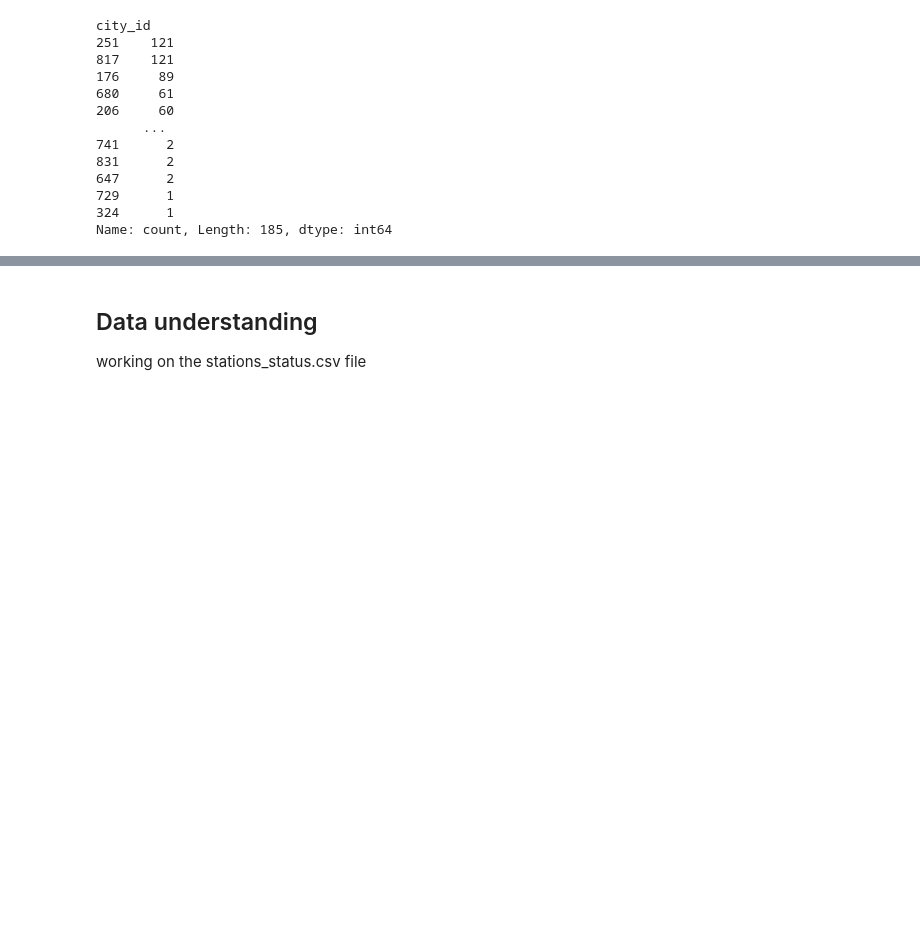
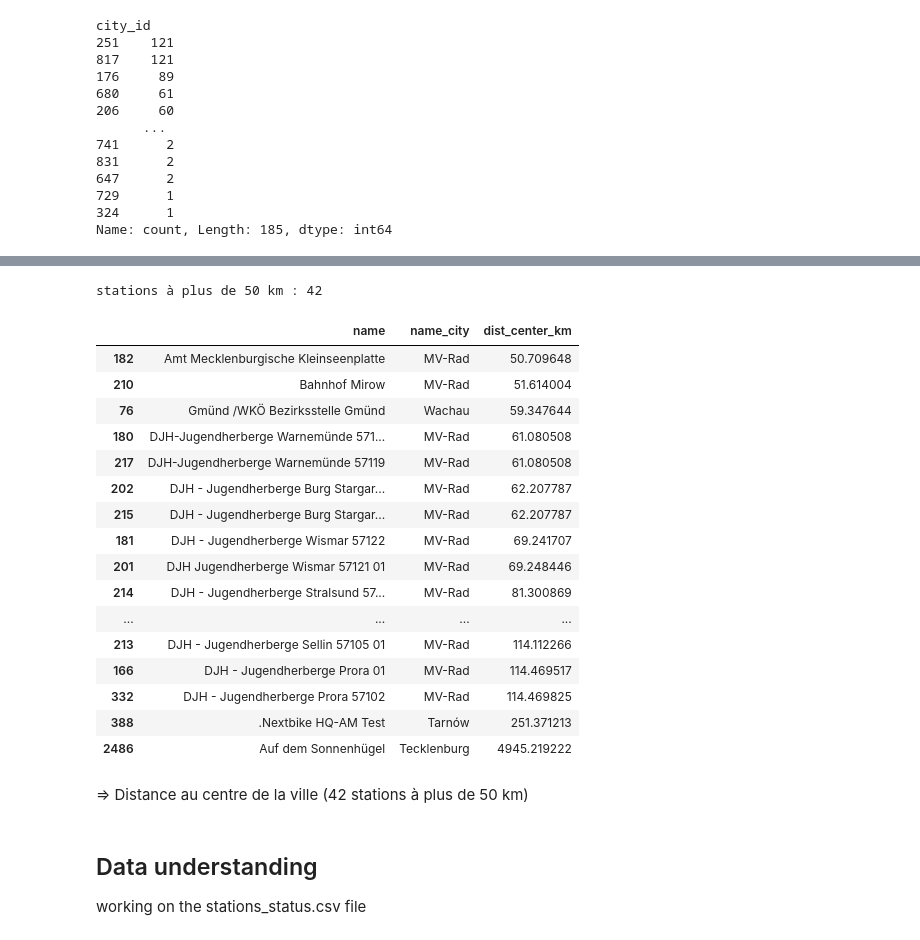
Before and after one commit to Fati349/FML-Challenge, a Jupyter notebook: notebooks/01_exploration.ipynb, the cells around one changed output, grey strips where cells are left out. Drawn from its saved outputs; the diff is of its cells as text; code cells hidden in the pictures; blank space fills up the shorter version.

```diff
--- a/notebooks/01_exploration.ipynb
+++ b/notebooks/01_exploration.ipynb
@@ -462,3 +525,37 @@ Name: count, Length: 185, dtype: int64
+# %%
+m = stations.merge(cities[["id", "name", "lat", "lon"]],
+                   left_on="city_id", right_on="id", suffixes=("", "_city"))
+
+def haversine_km(lat1, lon1, lat2, lon2):
+    lat1, lon1, lat2, lon2 = map(np.radians, [lat1, lon1, lat2, lon2])
+    a = np.sin((lat2 - lat1) / 2)**2 + np.cos(lat1) * np.cos(lat2) * np.sin((lon2 - lon1) / 2)**2
+    return 6371 * 2 * np.arcsin(np.sqrt(a))
+
+m["dist_center_km"] = haversine_km(m["lat"], m["lon"], m["lat_city"], m["lon_city"])
+
+print("stations à plus de 50 km :", (m["dist_center_km"] > 50).sum())
+m.loc[m["dist_center_km"] > 50, ["name", "name_city", "dist_center_km"]].sort_values("dist_center_km")
+# %% [output]
+stations à plus de 50 km : 42
+|  | name | name_city | dist_center_km |
+| 182 | Amt Mecklenburgische Kleinseenplatte | MV-Rad | 50.709648 |
+| 210 | Bahnhof Mirow | MV-Rad | 51.614004 |
+| 76 | Gmünd /WKÖ Bezirksstelle Gmünd | Wachau | 59.347644 |
+| 180 | DJH-Jugendherberge Warnemünde 571... | MV-Rad | 61.080508 |
+| 217 | DJH-Jugendherberge Warnemünde 57119 | MV-Rad | 61.080508 |
+| 202 | DJH - Jugendherberge Burg Stargar... | MV-Rad | 62.207787 |
+| 215 | DJH - Jugendherberge Burg Stargar... | MV-Rad | 62.207787 |
+| 181 | DJH - Jugendherberge Wismar 57122 | MV-Rad | 69.241707 |
+| 201 | DJH Jugendherberge Wismar 57121 01 | MV-Rad | 69.248446 |
+| 214 | DJH - Jugendherberge Stralsund 57... | MV-Rad | 81.300869 |
+| ... | ... | ... | ... |
+| 213 | DJH - Jugendherberge Sellin 57105 01 | MV-Rad | 114.112266 |
+| 166 | DJH - Jugendherberge Prora 01 | MV-Rad | 114.469517 |
+| 332 | DJH - Jugendherberge Prora 57102 | MV-Rad | 114.469825 |
+| 388 | .Nextbike HQ-AM Test | Tarnów | 251.371213 |
+| 2486 | Auf dem Sonnenhügel | Tecklenburg | 4945.219222 |
+# %% [markdown]
+=> Distance au centre de la ville (42 stations à plus de 50 km)
 # %% [markdown]
 ## Data understanding
 working on the stations_status.csv file
```
Also changed, not shown: parts of 6 cells of this notebook.
